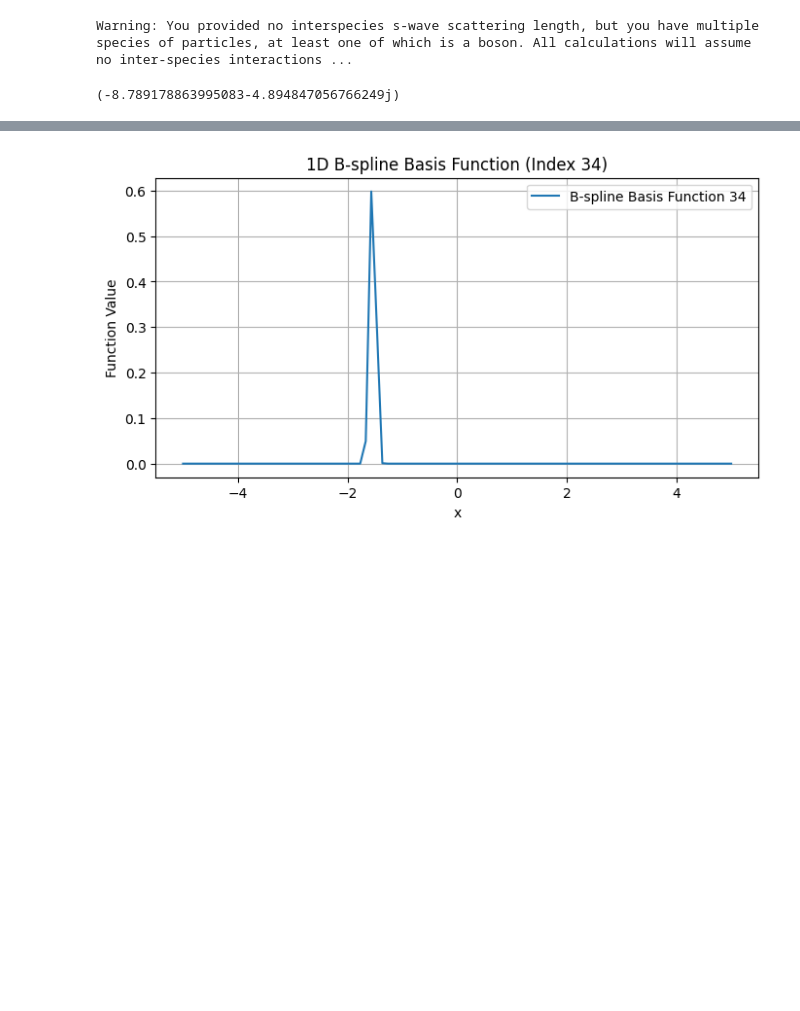
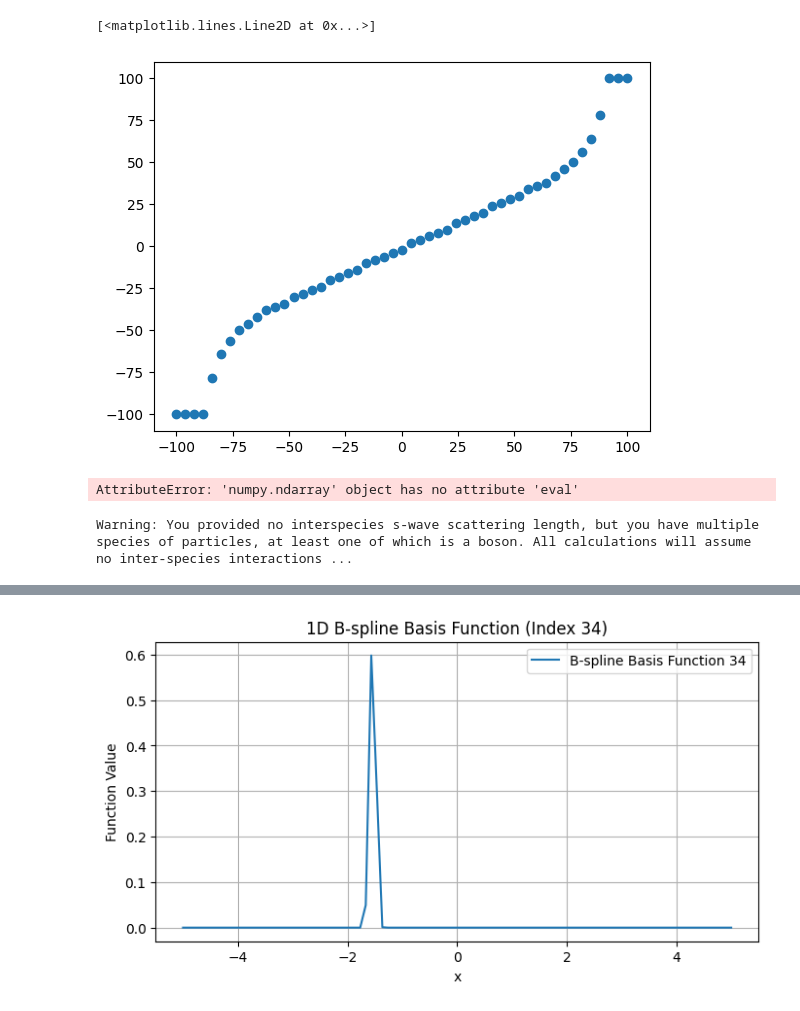
Before and after one commit to lightmat/lightmat, a Jupyter notebook: test_statistics.ipynb, the cells around one changed output, grey strips where cells are left out. Saved outputs shown, nothing was run; the diff lists cells and outputs as text; code cells hidden in the pictures; blank space fills up the shorter version.

```diff
--- a/test_statistics.ipynb
+++ b/test_statistics.ipynb
@@ -4,0 +121,3 @@ import matplotlib.pyplot as plt
+# %%
+basis_set = BSplineSpacialBasisSet((-100,100), (-100,100), (-100,100), 3, 51, harmonic_trap)
+splines_x, spline_y, spline_z = basis_set.splines_x, basis_set.splines_y[23], basis_set.splines_z[23]
@@ -5,3 +136,19 @@ import matplotlib.pyplot as plt
+# %%
+plt.plot(np.linspace(basis_set.x_domain[0], basis_set.x_domain[1], basis_set.num_knots[0]), basis_set.knots[0], 'o')
+# %% [output]
+[<matplotlib.lines.Line2D at 0x...>]
+[figure, added]
+# %%
+coeffs = np.random.rand(basis_set.N_basis_functions)
+
+x = np.linspace(-100, 100, 101)
+y = 0
+z = 0
+
+n = basis_set.expand(coeffs, x, y, z)
+#plt.plot(x, basis_set.expand(coeffs, x, y, z))
+# %% [output]
+AttributeError: 'numpy.ndarray' object has no attribute 'eval'
 # %%
 na = ParticleProps(
     name='Na',
@@ -25,11 +172,3 @@ k = ParticleProps(
 calc = DensityCalculator([na, k])
 # %% [output]
 Warning: You provided no interspecies s-wave scattering length, but you have multiple species of particles, at least one of which is a boson. All calculations will assume no inter-species interactions ...
-# %%
-# Example usage
-basis = PlaneWaveBasis(L=(1.0, 1.0, 1.0), N_grid=(10, 10, 10))
-coeffs = np.random.rand(basis.N_basis_elements) + 1j * np.random.rand(basis.N_basis_elements)
-position = np.array([0.5, 0.5, 0.5])
-print(basis.expand(coeffs, position))
-# %% [output]
-(-8.789178863995083-4.894847056766249j)
```
Also changed, not shown: parts of 19 cells of this notebook, 8 other files.
